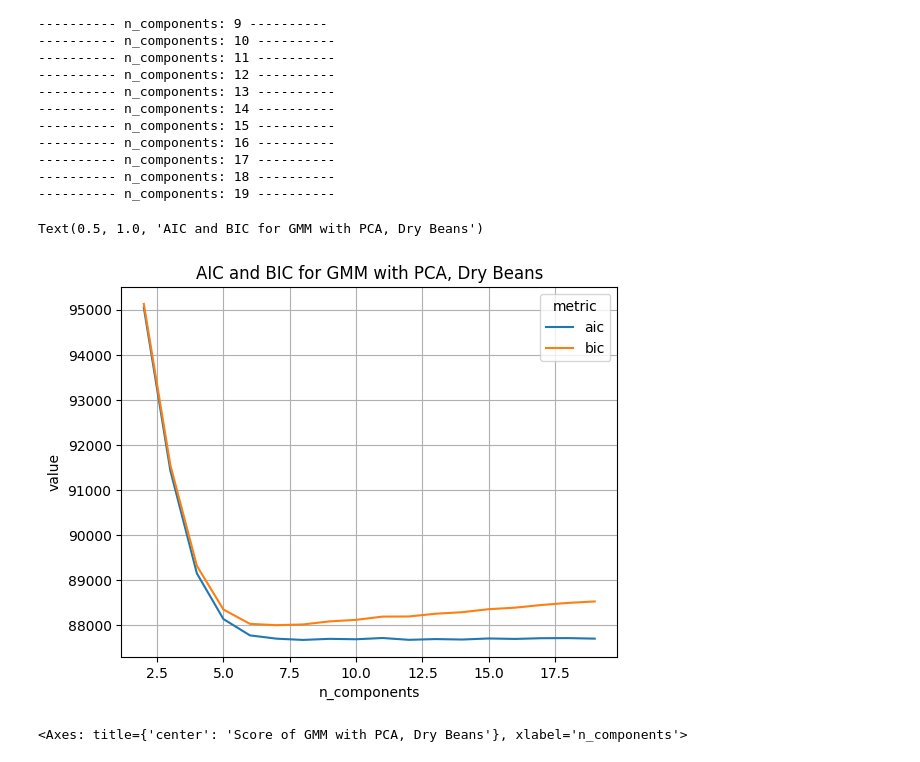
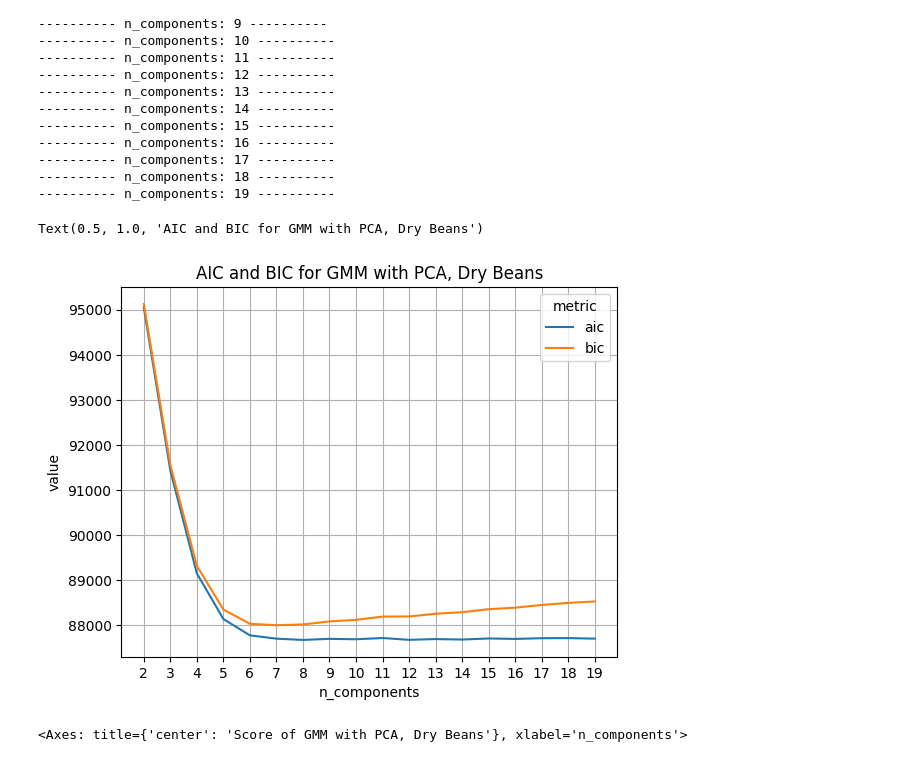
Before and after one commit to PavanKB/PS_3, a Jupyter notebook: dim_red_exp_max_dry_beans.ipynb, the cells around one changed output. Cells and saved outputs as stored; diff of their text form; code cells hidden in the pictures.

```diff
--- a/dim_red_exp_max_dry_beans.ipynb
+++ b/dim_red_exp_max_dry_beans.ipynb
@@ -87,14 +87,15 @@ for n_components in range(2, 20):
 # %%
 results_df = pd.DataFrame.from_dict(results, orient='index').reset_index()
 results_df.columns = ['n_components', 'aic', 'bic', 'score']
 
 plot_df = results_df.melt(id_vars='n_components', var_name='metric', value_name='value').query('metric in ["aic", "bic"]')
 ax = sns.lineplot(plot_df, x='n_components', y='value', hue='metric')
+ax.set_xticks(results_df['n_components'])
 ax.grid()
 ax.set_title('AIC and BIC for GMM with PCA, Dry Beans')
 # %% [output]
 Text(0.5, 1.0, 'AIC and BIC for GMM with PCA, Dry Beans')
-[figure, old version]
+[figure, new version]
 # %%
 results_df.plot(x='n_components', y='score',title='Score of GMM with PCA, Dry Beans', xticks=results_df['n_components'], grid=True)
 # %% [output]
```
Also changed, not shown: parts of 29 cells of this notebook, 2 other files.
